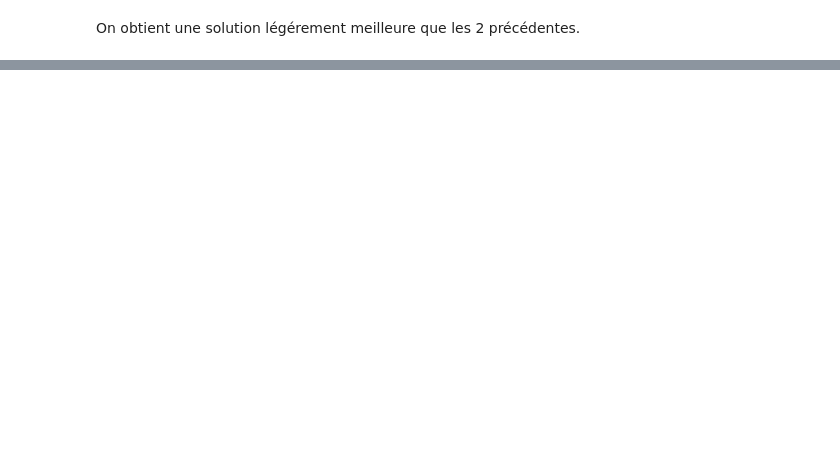
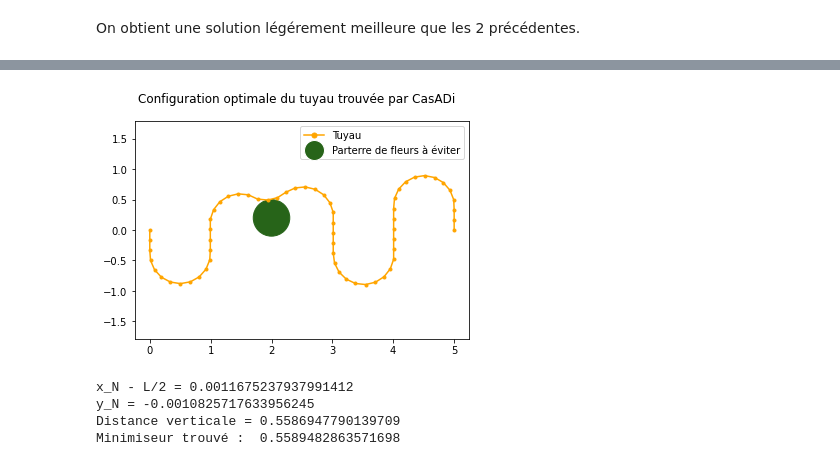
Before and after one commit to LouisJustinTALLOT/projet-optimisation-alvarez-tallot, a Jupyter notebook: projet_optimisation_alvarez_tallot.ipynb, the cells around one changed output, grey strips where cells are left out. Saved outputs shown, nothing was run; the diff lists cells and outputs as text; code cells hidden in the pictures; blank space fills up the shorter version.

```diff
--- a/projet_optimisation_alvarez_tallot.ipynb
+++ b/projet_optimisation_alvarez_tallot.ipynb
@@ -721,0 +723,8 @@ distance verticale = 0.20435615540129098
+# %%
+optim_CI_aleatoire_avec_ajustement(K1=100, K2=100, gamma=2)
+# %% [output]
+[figure, added]
+x_N - L/2 = 0.0011675237937991412
+y_N = -0.0010825717633956245
+Distance verticale = 0.5586947790139709
+Minimiseur trouvé :  0.5589482863571698
```
Also changed, not shown: parts of 12 cells of this notebook.
